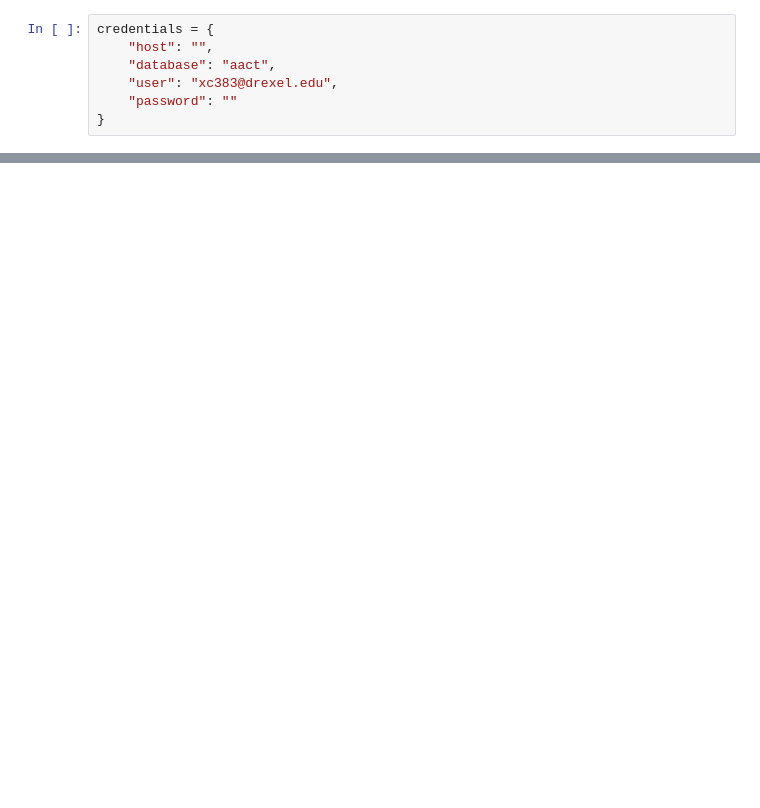
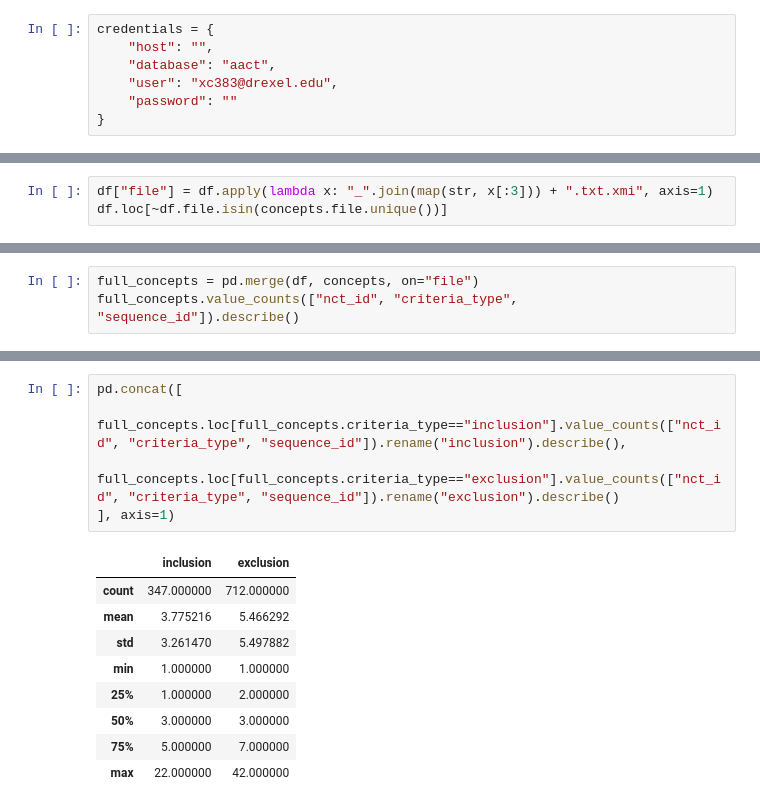
Before and after one commit to jxandercrawford/Text2Graph, a Jupyter notebook: experiments/criteria/base.ipynb, the cells around one changed output, grey strips where cells are left out. Drawn from its saved outputs; the diff is of its cells as text; blank space fills up the shorter version.

```diff
--- a/experiments/criteria/base.ipynb
+++ b/experiments/criteria/base.ipynb
@@ -149,0 +533,3 @@ inclusions
+# %%
+df["file"] = df.apply(lambda x: "_".join(map(str, x[:3])) + ".txt.xmi", axis=1)
+df.loc[~df.file.isin(concepts.file.unique())]
@@ -149,0 +554,3 @@ inclusions
+# %%
+full_concepts = pd.merge(df, concepts, on="file")
+full_concepts.value_counts(["nct_id", "criteria_type", "sequence_id"]).describe()
@@ -149,0 +567,15 @@ inclusions
+# %%
+pd.concat([
+    full_concepts.loc[full_concepts.criteria_type=="inclusion"].value_counts(["nct_id", "criteria_type", "sequence_id"]).rename("inclusion").describe(),
+    full_concepts.loc[full_concepts.criteria_type=="exclusion"].value_counts(["nct_id", "criteria_type", "sequence_id"]).rename("exclusion").describe()
+], axis=1)
+# %% [output]
+|  | inclusion | exclusion |
+| count | 347.000000 | 712.000000 |
+| mean | 3.775216 | 5.466292 |
+| std | 3.261470 | 5.497882 |
+| min | 1.000000 | 1.000000 |
+| 25% | 1.000000 | 2.000000 |
+| 50% | 3.000000 | 3.000000 |
+| 75% | 5.000000 | 7.000000 |
+| max | 22.000000 | 42.000000 |
```
Also changed, not shown: parts of 55 cells of this notebook, 8 other files.
